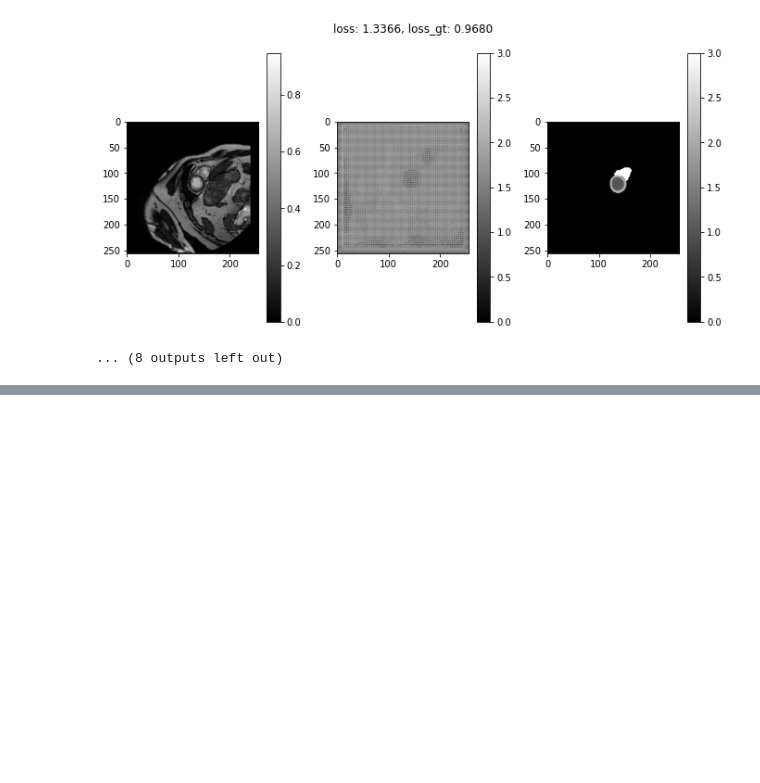
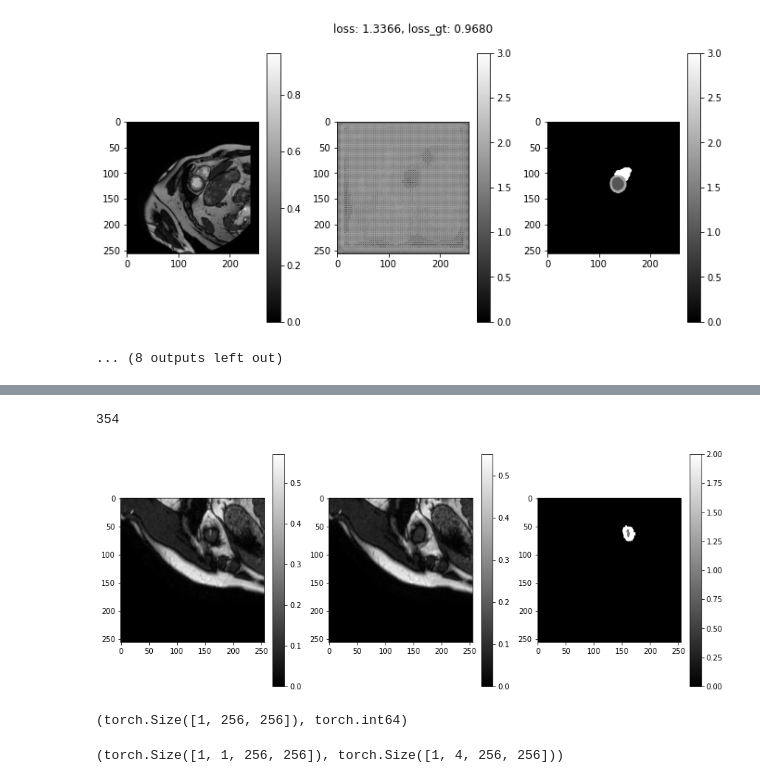
Before and after one commit to 10258392511/SemesterProject1, a Jupyter notebook: run_alternating_opt.ipynb, the cells around one changed output, grey strips where cells are left out. Drawn from its saved outputs; the diff is of its cells as text; code cells hidden in the pictures; blank space fills up the shorter version.

```diff
--- a/run_alternating_opt.ipynb
+++ b/run_alternating_opt.ipynb
@@ -114,0 +125,20 @@ norm_param = "./params/norm_u_net/transfer_12_6_19_12/norm_CE_epoch_3_eval_loss_
+# %%
+ind_test = np.random.randint(len(train_dataset))
+print(ind_test)
+# ind_test = 110
+img, img1, mask = train_dataset[ind_test]
+train_dataset.plot_triple(img[0], img1[0], mask[0], figsize=(12, 4.8))
+# %% [output]
+354
+[figure, added]
+# %%
+img.shape, mask.dtype
+# %% [output]
+(torch.Size([1, 256, 256]), torch.int64)
+# %%
+X = img.to(DEVICE).unsqueeze(0)
+# X = normalizer(X)
+mask_pred = u_net(X)
+X.shape, mask_pred.shape
+# %% [output]
+(torch.Size([1, 1, 256, 256]), torch.Size([1, 4, 256, 256]))
```
Also changed, not shown: parts of 17 cells of this notebook, 1 other file.
